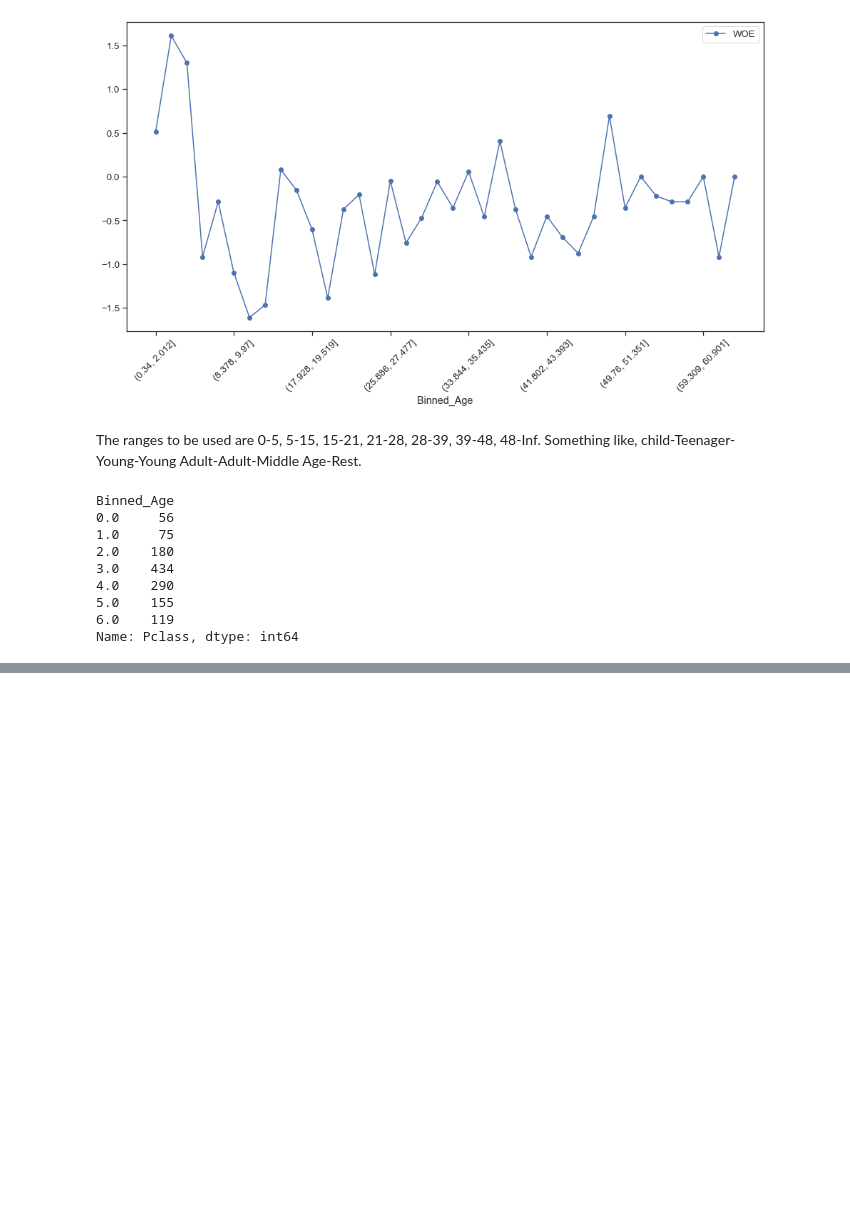
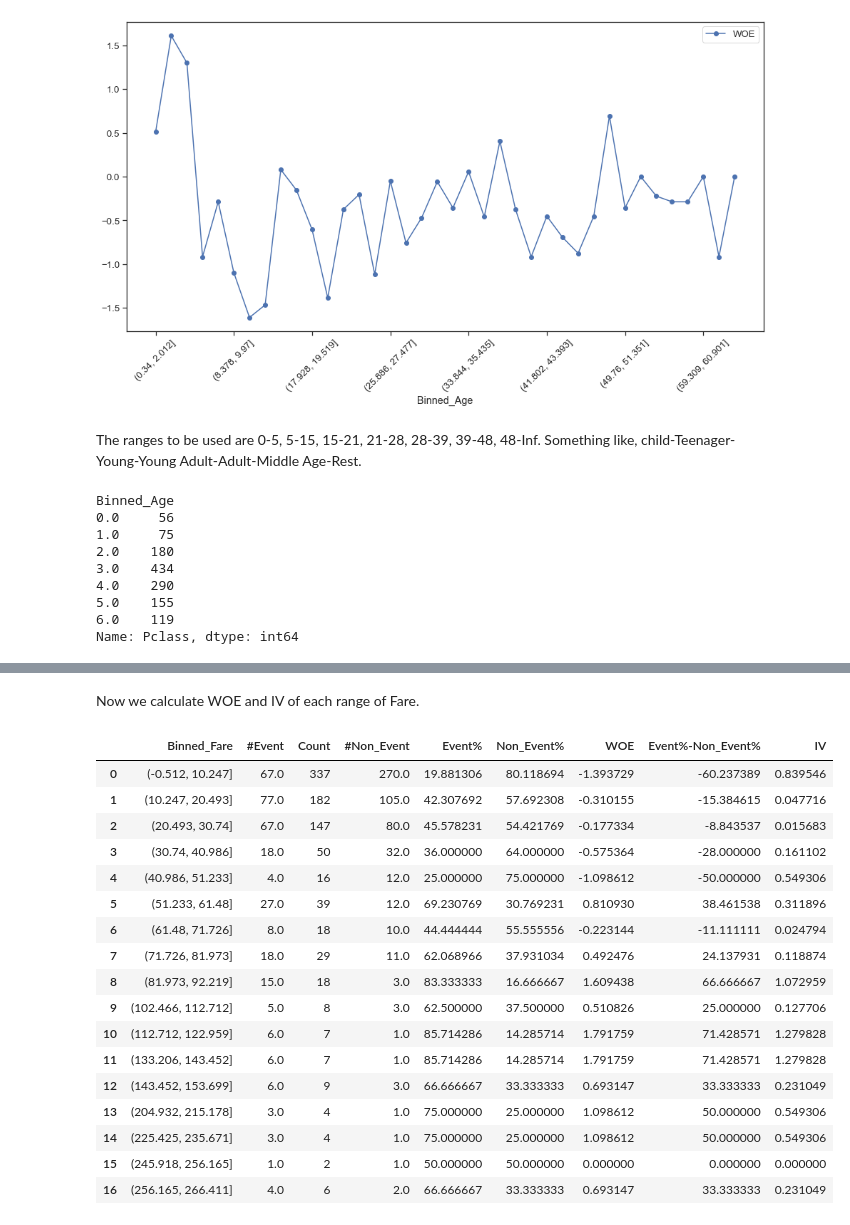
Before and after one commit to diequies/Titanic_Kaggle, a Jupyter notebook: Model Creation/Iteration_4_Coarse_Binning/Feature_Engineering.ipynb, the cells around one changed output, grey strips where cells are left out. Drawn from its saved outputs; the diff is of its cells as text; code cells hidden in the pictures; blank space fills up the shorter version.

```diff
--- a/Model Creation/Iteration_4_Coarse_Binning/Feature_Engineering.ipynb
+++ b/Model Creation/Iteration_4_Coarse_Binning/Feature_Engineering.ipynb
@@ -174,0 +192,40 @@ Name: Pclass, dtype: int64
+# %% [markdown]
+Now we calculate WOE and IV of each range of Fare.
+# %%
+df_fare = df_train[['Survived','Binned_Fare']]
+df_fare = df_fare.groupby(by = 'Binned_Fare',
+                       axis = 0).sum()
+df_fare.rename(columns = {'Survived':'#Event'},
+             inplace = True)
+df_fare['Count'] = df_train.groupby(by = 'Binned_Fare',
+                                   axis = 0)['Binned_Fare'].count()
+df_fare['#Non_Event'] = df_fare.apply(lambda x: x['Count'] - x['#Event'], axis = 1)
+df_fare['Event%'] = df_fare.apply(lambda x: 100*x['#Event']/x['Count'] if x['Count'] > 0 else 0, axis = 1)
+df_fare.drop(df_fare[(df_fare['Count'] == 0) | (df_fare['#Non_Event'] == 0) | (df_fare['#Event'] == 0)].index,
+           axis = 0,
+           inplace = True)
+df_fare['Non_Event%'] = df_fare.apply(lambda x: 100*x['#Non_Event']/x['Count'] if x['Count'] > 0 else 0, axis = 1)
+df_fare['WOE'] = df_fare.apply(lambda x: np.log(x['Event%']/x['Non_Event%']), axis = 1)
+df_fare['Event%-Non_Event%'] = df_fare.apply(lambda x: x['Event%'] - x['Non_Event%'], axis = 1)
+df_fare['IV'] = df_fare.apply(lambda x: (x['Event%-Non_Event%']/100)*x['WOE'], axis = 1)
+df_fare.reset_index(inplace = True)
+df_fare
+# %% [output]
+|  | Binned_Fare | #Event | Count | #Non_Event | Event% | Non_Event% | WOE | Event%-Non_Event% | IV |
+| 0 | (-0.512, 10.247] | 67.0 | 337 | 270.0 | 19.881306 | 80.118694 | -1.393729 | -60.237389 | 0.839546 |
+| 1 | (10.247, 20.493] | 77.0 | 182 | 105.0 | 42.307692 | 57.692308 | -0.310155 | -15.384615 | 0.047716 |
+| 2 | (20.493, 30.74] | 67.0 | 147 | 80.0 | 45.578231 | 54.421769 | -0.177334 | -8.843537 | 0.015683 |
+| 3 | (30.74, 40.986] | 18.0 | 50 | 32.0 | 36.000000 | 64.000000 | -0.575364 | -28.000000 | 0.161102 |
+| 4 | (40.986, 51.233] | 4.0 | 16 | 12.0 | 25.000000 | 75.000000 | -1.098612 | -50.000000 | 0.549306 |
+| 5 | (51.233, 61.48] | 27.0 | 39 | 12.0 | 69.230769 | 30.769231 | 0.810930 | 38.461538 | 0.311896 |
+| 6 | (61.48, 71.726] | 8.0 | 18 | 10.0 | 44.444444 | 55.555556 | -0.223144 | -11.111111 | 0.024794 |
+| 7 | (71.726, 81.973] | 18.0 | 29 | 11.0 | 62.068966 | 37.931034 | 0.492476 | 24.137931 | 0.118874 |
+| 8 | (81.973, 92.219] | 15.0 | 18 | 3.0 | 83.333333 | 16.666667 | 1.609438 | 66.666667 | 1.072959 |
+| 9 | (102.466, 112.712] | 5.0 | 8 | 3.0 | 62.500000 | 37.500000 | 0.510826 | 25.000000 | 0.127706 |
+| 10 | (112.712, 122.959] | 6.0 | 7 | 1.0 | 85.714286 | 14.285714 | 1.791759 | 71.428571 | 1.279828 |
+| 11 | (133.206, 143.452] | 6.0 | 7 | 1.0 | 85.714286 | 14.285714 | 1.791759 | 71.428571 | 1.279828 |
+| 12 | (143.452, 153.699] | 6.0 | 9 | 3.0 | 66.666667 | 33.333333 | 0.693147 | 33.333333 | 0.231049 |
+| 13 | (204.932, 215.178] | 3.0 | 4 | 1.0 | 75.000000 | 25.000000 | 1.098612 | 50.000000 | 0.549306 |
+| 14 | (225.425, 235.671] | 3.0 | 4 | 1.0 | 75.000000 | 25.000000 | 1.098612 | 50.000000 | 0.549306 |
+| 15 | (245.918, 256.165] | 1.0 | 2 | 1.0 | 50.000000 | 50.000000 | 0.000000 | 0.000000 | 0.000000 |
+| 16 | (256.165, 266.411] | 4.0 | 6 | 2.0 | 66.666667 | 33.333333 | 0.693147 | 33.333333 | 0.231049 |
```
Also changed, not shown: parts of 14 cells of this notebook, 16 other files.
